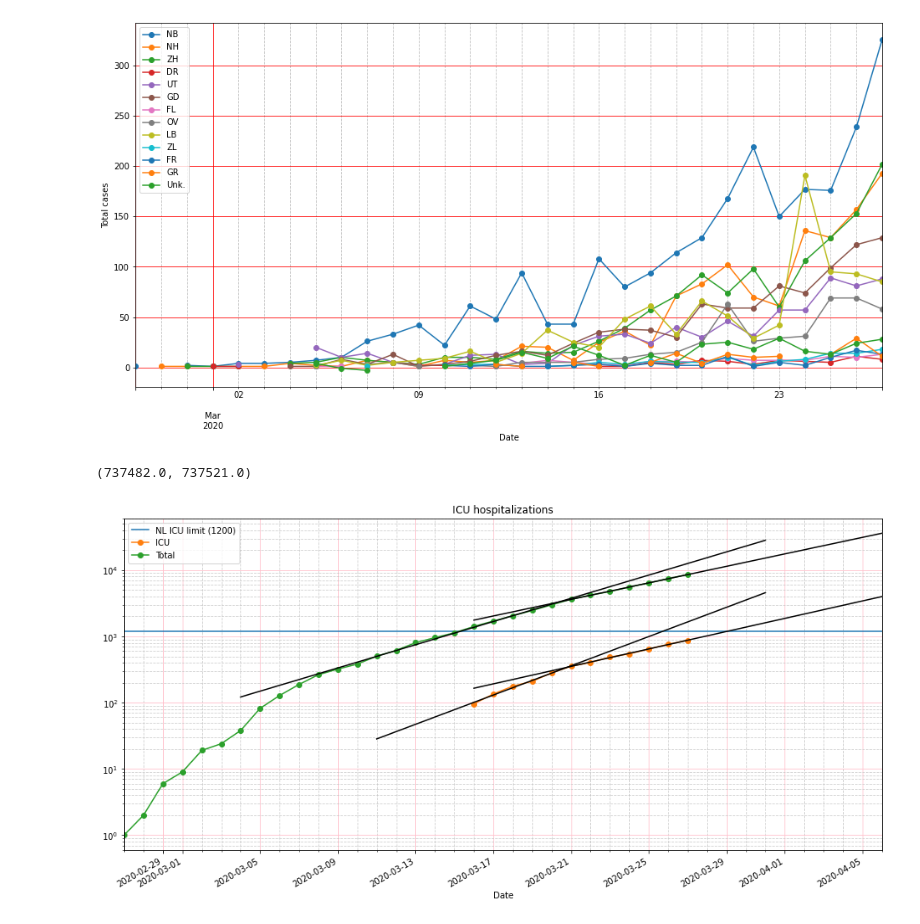
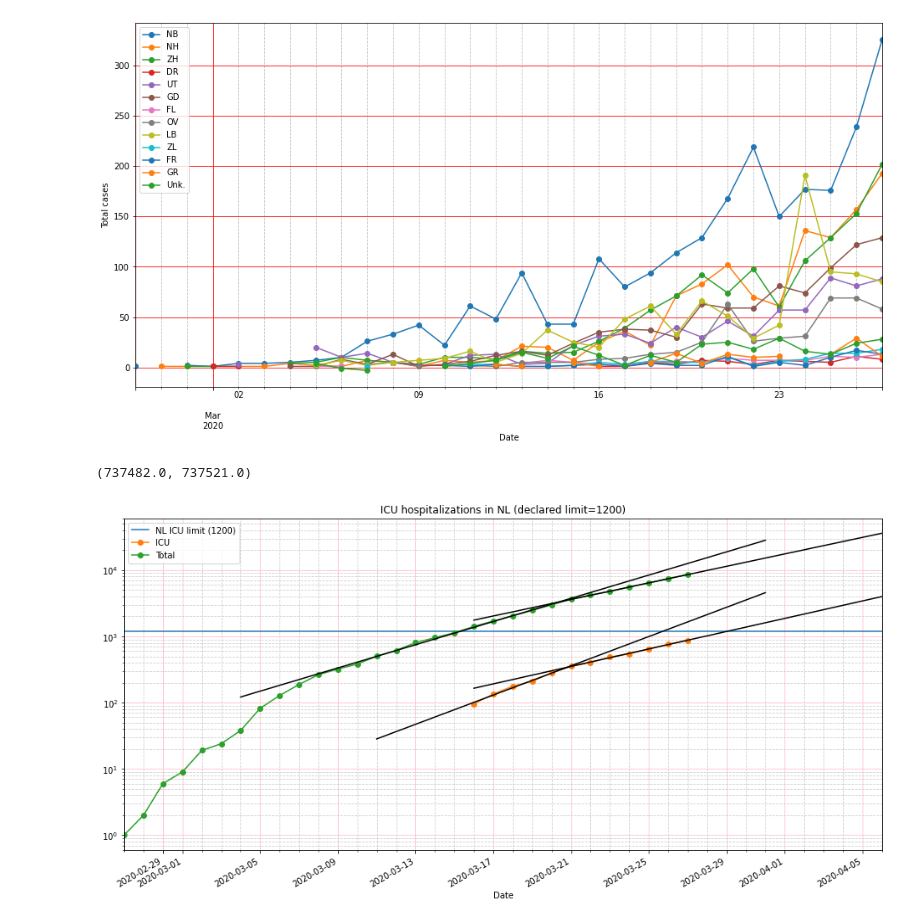
Before and after one commit to acorbe/covid19-analytics-NL-EU, a Jupyter notebook: Corona_stats.ipynb, the cells around one changed output. Cells and saved outputs as stored; diff of their text form; code cells hidden in the pictures.

```diff
--- a/Corona_stats.ipynb
+++ b/Corona_stats.ipynb
@@ -380,8 +386,7 @@ extended_timespan = [NL_situation_cleaned.index[0]
             , NL_situation_cleaned.index[-1] + pd.Timedelta(days = 10)]
 
 
-
-plt.plot(extended_timespan,[NL_ICU_LIMIT,NL_ICU_LIMIT]
+ax.plot(extended_timespan,[NL_ICU_LIMIT,NL_ICU_LIMIT]
          ,label="NL ICU limit (1200)")
 
 icu_cases.plot(marker='o',ax = ax)
@@ -391,41 +396,45 @@ def exp_fit_portion(ydata_all
                     ,extend_fit_days = 10
                     ,extend_fit_days_before = 5
                     ,plot_kw = {}):
+  """Fits data, input like: total_cases["09-Mar-2020":"21-Mar-2020"]
+  """
   ydata = ydata_all.values
   xdata = np.arange(len(ydata))
   xdata_extended = np.arange(-extend_fit_days_before, len(ydata) + extend_fit_days)
   xdata_idx = ydata_all.index
   logy = np.log(ydata)
   ret = np.polyfit(xdata,logy,1)
   fit_y = np.exp(np.polyval(ret,xdata_extended))
 
   xdata_idx_extended = [xdata_idx[0] + pd.Timedelta(days = x - extend_fit_days_before)
                           for x in range(len(xdata_idx) + extend_fit_days + extend_fit_days_before)]
-  plt.plot(xdata_idx_extended,fit_y,**plot_kw)
+  ax.plot(xdata_idx_extended,fit_y,**plot_kw)
 
 exp_fit_portion(total_cases["09-Mar-2020":"21-Mar-2020"],plot_kw={"color" : "k", "linewidth" : 1.5})
 exp_fit_portion(total_cases["21-Mar-2020":"28-Mar-2020"],plot_kw={"color" : "k", "linewidth" : 1.5})
 
 
 exp_fit_portion(icu_cases["16-Mar-2020":"21-Mar-2020"],plot_kw={"color" : "k", "linewidth" : 1.5})
 exp_fit_portion(icu_cases["21-Mar-2020":"28-Mar-2020"],plot_kw={"color" : "k", "linewidth" : 1.5})
 
 
+
+
 plt.legend()
 plt.yscale('log')
-plt.title('ICU hospitalizations')
+plt.title('ICU hospitalizations in NL (declared limit=%d)'% NL_ICU_LIMIT)
 
 plt.grid(b=True, which='minor', color='0.75', alpha=0.75, linestyle='--')
 plt.grid(b=True, which='major', color='pink', alpha=1,linestyle='-')
 
 days = mdates.DayLocator()
 ax = plt.gca()
 ax.xaxis.set_minor_locator(days)
 
 plt.xlim([timespan[0],timespan[1] + pd.Timedelta(days=10)])
 # %% [output]
 (737482.0, 737521.0)
-[figure, old version]
+[figure, new version]
 # %%
 total_cases["09-Mar-2020":"21-Mar-2020"]
 # %% [output]
```
Also changed, not shown: parts of 1 cell of this notebook.
